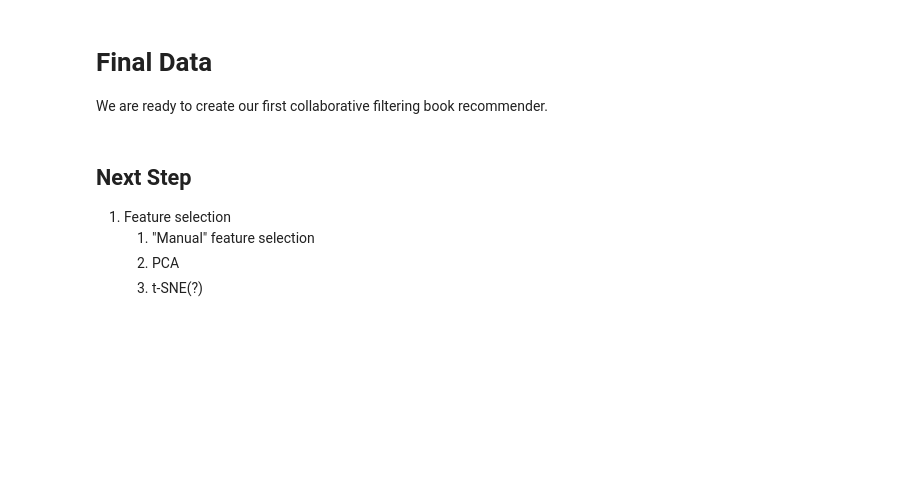
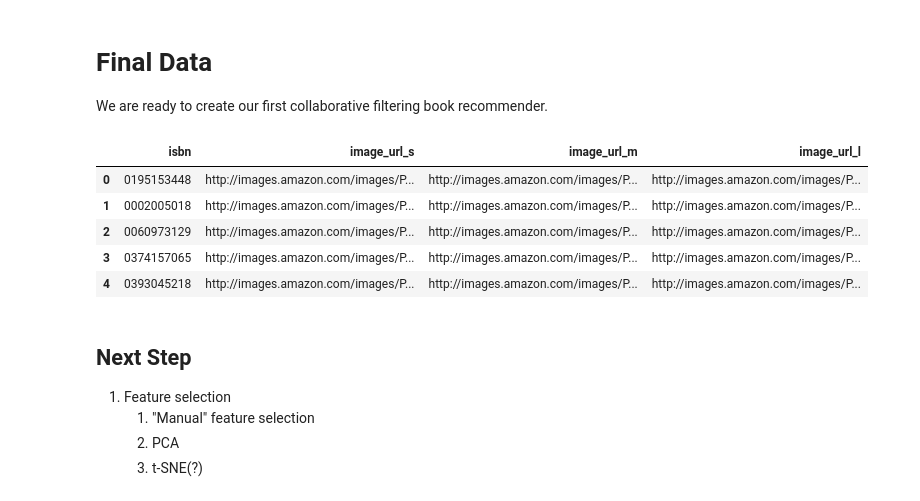
Before and after one commit to amrirasyidi/book_recommendation, a Jupyter notebook: fcc_book_recc_EDA.ipynb, the cells around one changed output. Drawn from its saved outputs; the diff is of its cells as text; code cells hidden in the pictures; blank space fills up the shorter version.

```diff
--- a/fcc_book_recc_EDA.ipynb
+++ b/fcc_book_recc_EDA.ipynb
@@ -301,4 +293,13 @@ df.head()
 # Final Data
 
 We are ready to create our first collaborative filtering book recommender.
+# %%
+images.head()
+# %% [output]
+|  | isbn | image_url_s | image_url_m | image_url_l |
+| 0 | 0195153448 | http://images.amazon.com/images/P... | http://images.amazon.com/images/P... | http://images.amazon.com/images/P... |
+| 1 | 0002005018 | http://images.amazon.com/images/P... | http://images.amazon.com/images/P... | http://images.amazon.com/images/P... |
+| 2 | 0060973129 | http://images.amazon.com/images/P... | http://images.amazon.com/images/P... | http://images.amazon.com/images/P... |
+| 3 | 0374157065 | http://images.amazon.com/images/P... | http://images.amazon.com/images/P... | http://images.amazon.com/images/P... |
+| 4 | 0393045218 | http://images.amazon.com/images/P... | http://images.amazon.com/images/P... | http://images.amazon.com/images/P... |
 # %%
```
Also changed, not shown: parts of 7 cells of this notebook, 3 other files.
